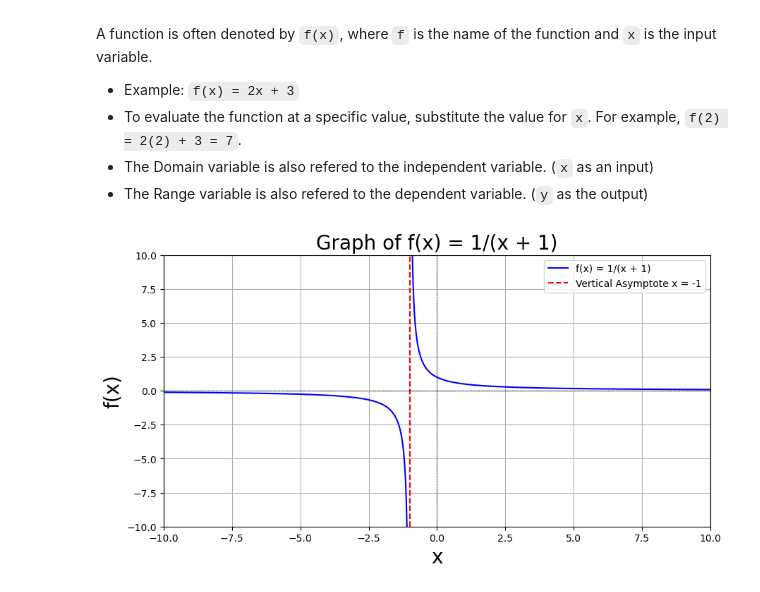
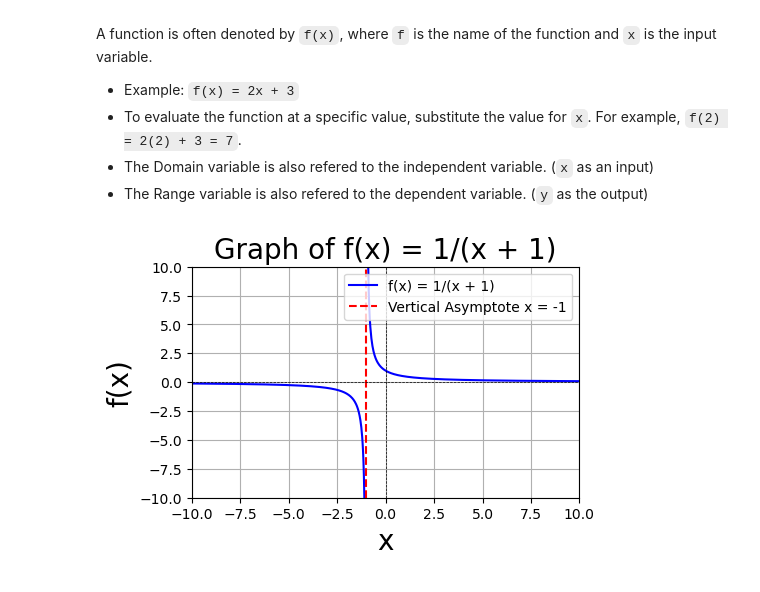
Before and after one commit to bravobryan/bravemath, a Jupyter notebook: bravemath/calc/precalc/precalc_notes.ipynb, the cells around one changed output. Drawn from its saved outputs; the diff is of its cells as text; code cells hidden in the pictures.

```diff
--- a/bravemath/calc/precalc/precalc_notes.ipynb
+++ b/bravemath/calc/precalc/precalc_notes.ipynb
@@ -214,23 +214,25 @@ A function is often denoted by `f(x)`, where `f` is the name of the function and
 - The Range variable is also refered to the dependent variable. (`y` as the output)
 # %%
 # Visualize the equation 1 / x+1 where y != 0
-f_x = 1 / (x + 1)
-vertical_asymptote = -1
+vertical_asymptote = -1  # Vertical asymptote at x = -1 found by solving for x when the denominator is 0.
 x_left = np.linspace(-10, vertical_asymptote - 0.1, 400)
+f_x_left = 1 / (x_left + 1)  # Calculate f(x) values for left side
 x_right = np.linspace(vertical_asymptote + 0.1, 10, 400)
-plt.figure(figsize=(10, 5))
-plt.plot(x_left, 1 / (x_left + 1), label='f(x) = 1/(x + 1)', color='blue')
-plt.plot(x_right, 1 / (x_right + 1), color='blue')
+f_x_right = 1 / (x_right + 1)  # Calculate f(x) values for right side
+
+plt.figure(figsize=(5, 3))
+plt.plot(x_left, f_x_left, label='f(x) = 1/(x + 1)', color='blue')
+plt.plot(x_right, f_x_right, color='blue')
 plt.axvline(x=vertical_asymptote, color='red', linestyle='--', label='Vertical Asymptote x = -1')
 plt.title('Graph of f(x) = 1/(x + 1)', size=20)
 plt.xlabel('x', size=20)
 plt.ylabel('f(x)', size=20)
 plt.ylim(-10, 10)
 plt.xlim(-10, 10)
 plt.grid(True)
 plt.axhline(0, color='black',linewidth=0.5, ls='--')
 plt.axvline(0, color='black',linewidth=0.5, ls='--')
 plt.legend()
 plt.show()
 # %% [output]
-[figure, old version]
+[figure, new version]
```
Also changed, not shown: parts of 4 cells of this notebook.
